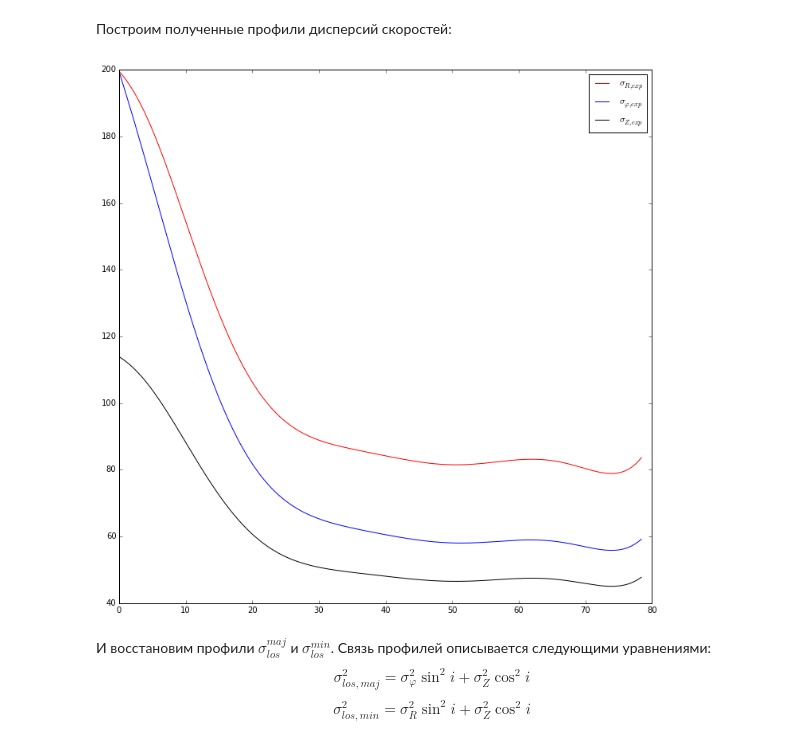
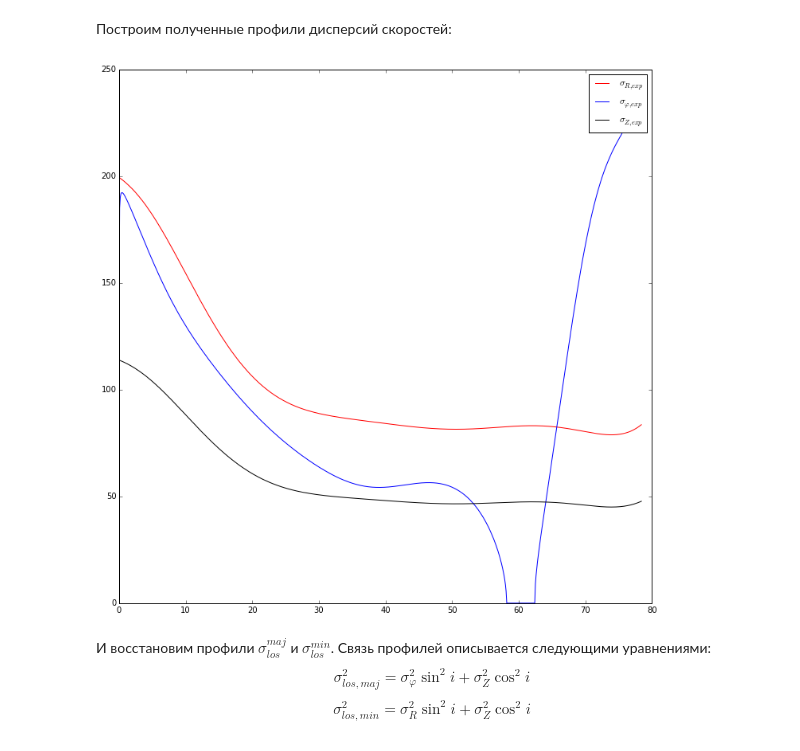
Before and after one commit to Amarchuk/2FInstability, a Jupyter notebook: notebooks/NGC3245.ipynb, the cells around one changed output. Saved outputs shown, nothing was run; the diff lists cells and outputs as text; code cells hidden in the pictures.

```diff
--- a/notebooks/NGC3245.ipynb
+++ b/notebooks/NGC3245.ipynb
@@ -620,21 +620,24 @@ sig_R_0 = 199.571, alpha = 0.571
 # %%
 def sigR_exp(R):
     return sig_R_0*poly_sig_min(R)/sig_min_0
 
 def sigZ_exp(R):
     return alpha * sigR_exp(R)
 
 def sigPhi_exp(R):
-    return sigPhi_to_sigR(R) * sigR_exp(R)
+    if sigPhi_to_sigR_real(R) > 0:
+        return sqrt(sigPhi_to_sigR_real(R)) * sigR_exp(R)
+    else:
+        return 0
 
 
 plt.plot(points, [sigR_exp(R) for R in points], '-', color='red', label='$\sigma_{R, exp}$')
 plt.plot(points, [sigPhi_exp(R) for R in points], '-', color='blue', label=r'$\sigma_{\varphi, exp}$')
 plt.plot(points, [sigZ_exp(R) for R in points], '-', color='black', label='$\sigma_{Z, exp}$')
 plt.legend()
 plt.show()
 # %% [output]
-[figure, old version]
+[figure, new version]
 # %% [markdown]
 И восстановим профили $\sigma_{los}^{maj}$ и $\sigma_{los}^{min}$. Связь профилей описывается следующими уравнениями: $$\sigma_{los,maj}^2=\sigma_{\varphi}^2\sin^2i+\sigma_Z^2\cos^2i$$ $$\sigma_{los,min}^2=\sigma_R^2\sin^2i+\sigma_Z^2\cos^2i$$
 # %% [markdown]
```
Also changed, not shown: parts of 10 cells of this notebook, 23 other files.
